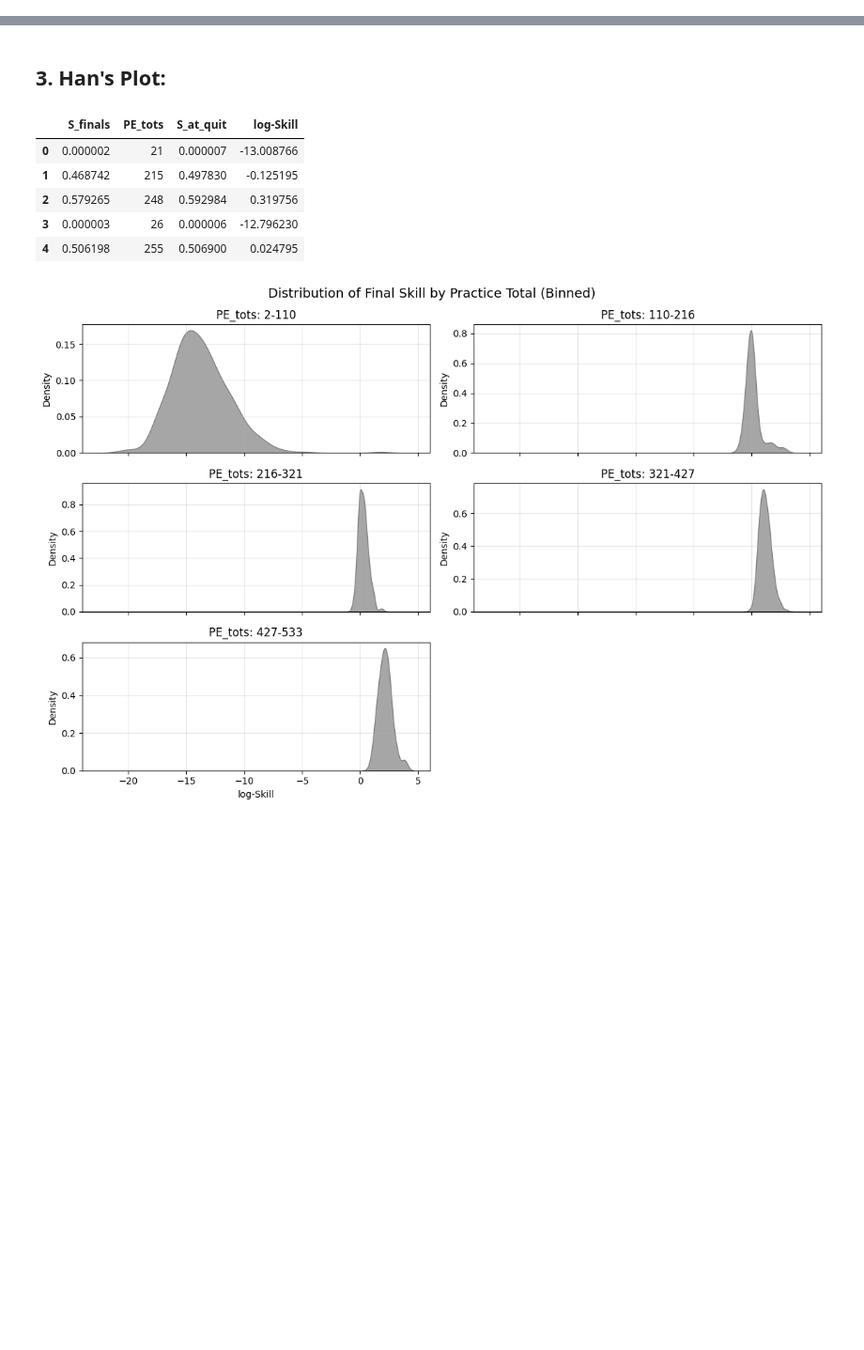
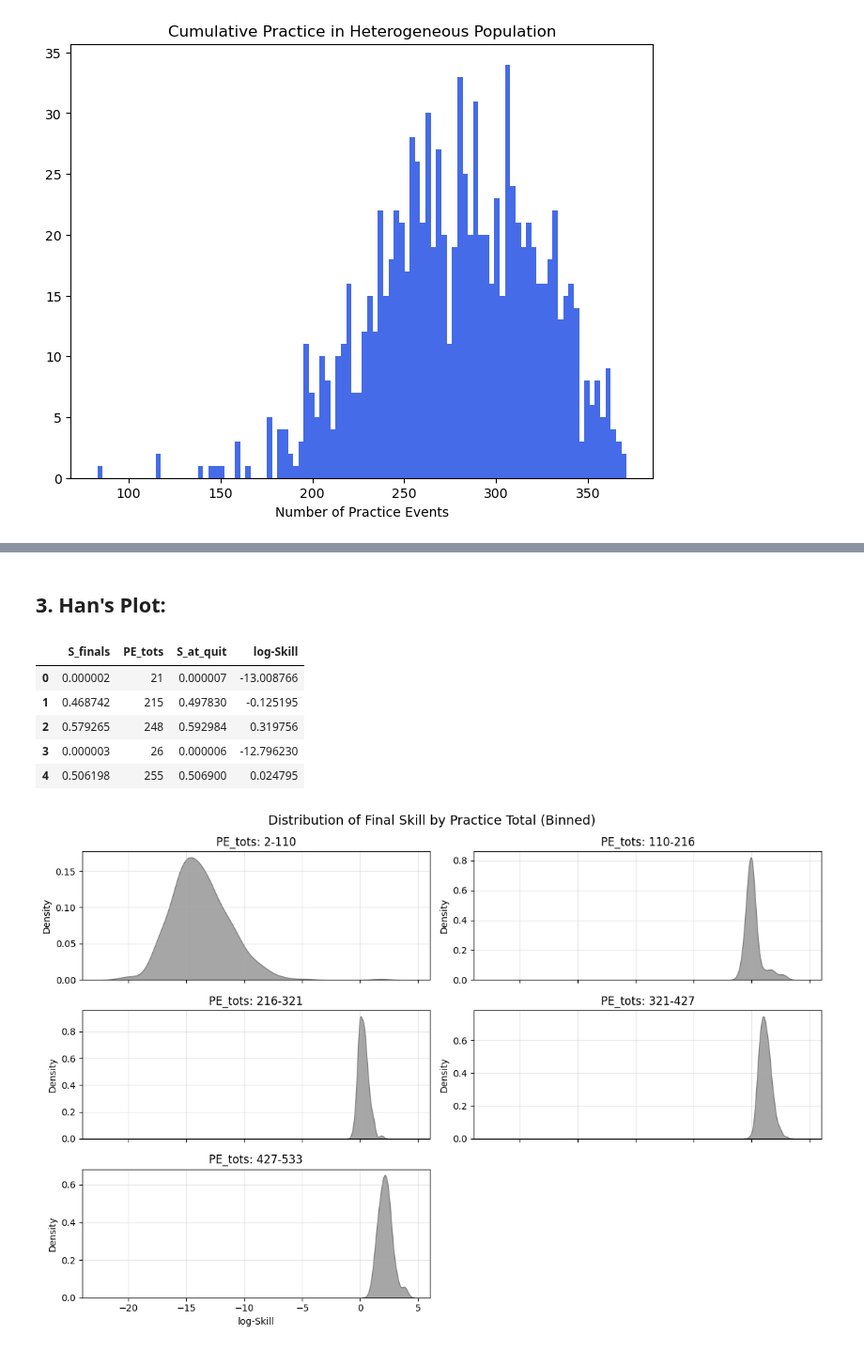
Before and after one commit to plaskar/rps_model, a Jupyter notebook: notebooks/Individual Differences.ipynb, the cells around one changed output, grey strips where cells are left out. Shown at 94% size. Cells and saved outputs as stored; diff of their text form; code cells hidden in the pictures; blank space fills up the shorter version.

```diff
--- a/notebooks/Individual Differences.ipynb
+++ b/notebooks/Individual Differences.ipynb
@@ -177,0 +211,95 @@ plt.show()
+# %%
+n_agents = 1000 # Number of learners in the simulation
+
+# parameters varied:
+alphas = np.random.uniform(low=0.3, high=0.7, size=n_agents) # learning rates
+skill_maxs = np.random.uniform(low=0.5, high=1, size=n_agents) # Maximum skill levels
+
+# Constant parameters:
+betas = np.repeat(0.2, n_agents) # forgetting rates
+ass = np.repeat(0.2, n_agents) # min. practice rates
+bs = np.repeat(5, n_agents) # success sensitivity
+S0s = np.repeat(0.1, n_agents) # initial skills
+prac_rate0s = np.repeat(0.1, n_agents) # Initial practice rates
+
+
+# lists for saving data:
+S_finals_exp = [] # final skills
+PE_tots_exp = [] # total practice events
+S_at_quit_exp = [] # skill at quitting time
+
+
+for i in range(n_agents):
+    LC_exp = exponential_learning(alpha=alphas[i], skill_max=skill_maxs[i]) # learning curve
+    F_exp = exponential_forgetting(betas[i]) # forgetting curve
+    PR_simple = simple_linear_rate(a=ass[i], b=bs[i]) # practice rate
+
+    # Simulate learning of agent i:
+    model_ = RPS_core(learning_func=LC_exp,
+                      forgetting_func=F_exp,
+                      practice_rate_func=PR_simple,
+                      waiting_time_dist=exponential_waiting_time,
+                      initial_skill=S0s[i],
+                      initial_practice_rate=prac_rate0s[i],
+                      max_time=100)
+
+    model_.run_simulation()
+
+
+    # Store sim data:
+    S_finals_exp.append(model_.final_skill)
+    PE_tots_exp.append(model_.total_practice_events)
+    S_at_quit_exp.append(model_.skill_levels[-2])
+
+
+
+
+# Make dataframe:
+df_exp_ID_alpha = pd.DataFrame({'S_finals': S_finals_exp,
+                            'PE_tots':PE_tots_exp,
+                            'S_at_quit': S_at_quit_exp})
+
+
+# ----- Plotting -------
+dotsize=10
+
+# Histogram of total practice events:
+plt.figure(figsize=(8,6))
+plt.hist(np.array(PE_tots_exp), bins=100, color=concave_colour, alpha=1)
+plt.title('Cumulative Practice in Heterogeneous Population')
+plt.xlabel('Number of Practice Events')
+plt.show()
+
+
+
+# ---- Effect of individual diffs. in learning rate ----
+# Learning rate vs. Final Skill
+plt.figure(figsize=(8, 6))
+plt.scatter(alphas, S_finals_exp, s=dotsize, color=concave_colour, alpha=0.8)
+plt.title('Learning Rate vs. Final Skill')
+plt.show()
+
+
+# Learning rate vs. Total Practice Events
+plt.figure(figsize=(8, 6))
+plt.scatter(alphas, PE_tots_exp, s=dotsize, color=concave_colour, alpha=.8)
+plt.title('Learning Rate vs. Total Practice Events')
+plt.show()
+
+
+# ----- Effect of individual diffs. in S_max -------
+# S_max vs. Final Skill
+plt.figure(figsize=(8, 6))
+plt.scatter(skill_maxs, S_finals_exp, s=dotsize, color=concave_colour, alpha=0.8)
+plt.plot([0.5, 1], [0.5, 1], color='black', lw=5, alpha=0.6, ls='--') # y=x line
+plt.title('Final Skill vs. S_max',  fontsize=22)
+plt.xlabel('S_max',  fontsize=18)
+plt.ylabel('Final Skill',  fontsize=18)
+plt.show()
+
+# S_max vs. Tot. Practice Events
+plt.figure(figsize=(8, 6))
+plt.scatter(skill_maxs, PE_tots_exp, s=dotsize, color=concave_colour, alpha=0.8)
+plt.show()
+# %% [output]
+[figure, added]
```
Also changed, not shown: parts of 16 cells of this notebook, 40 other files.
